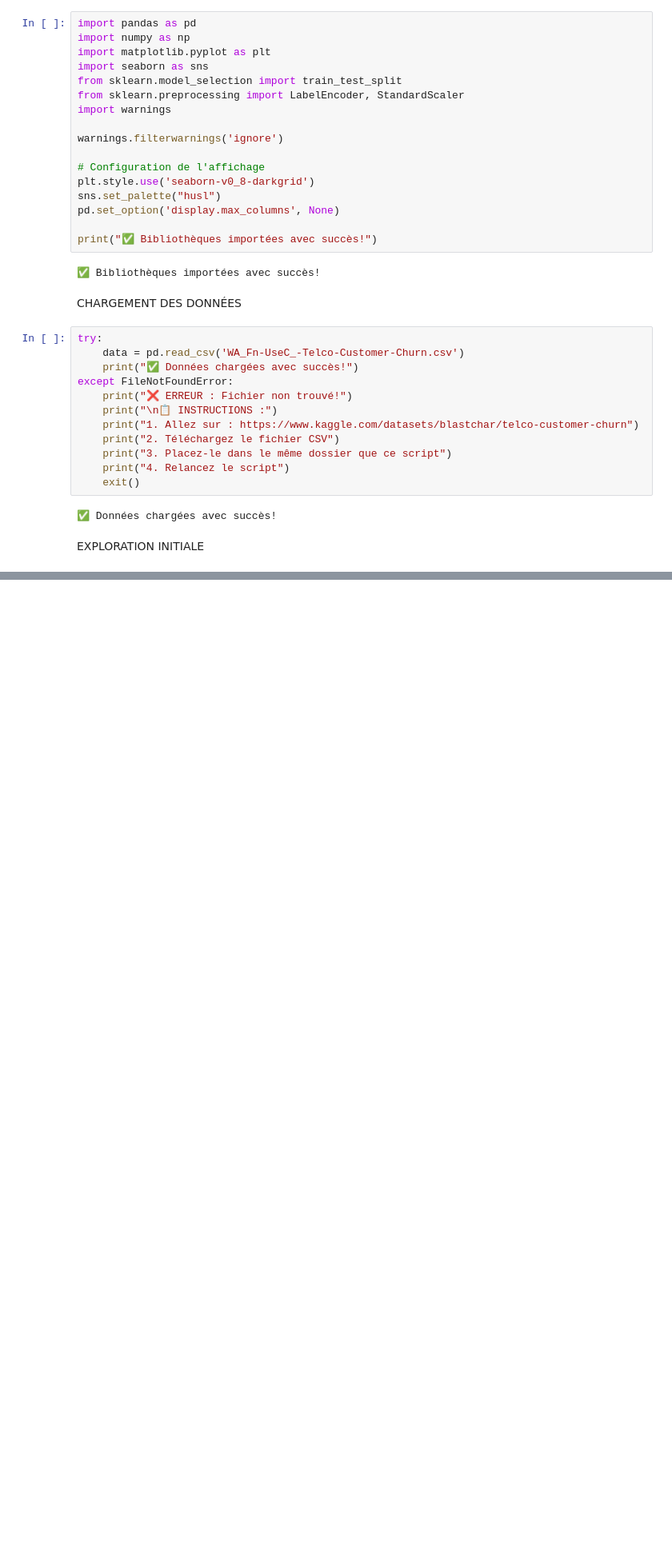
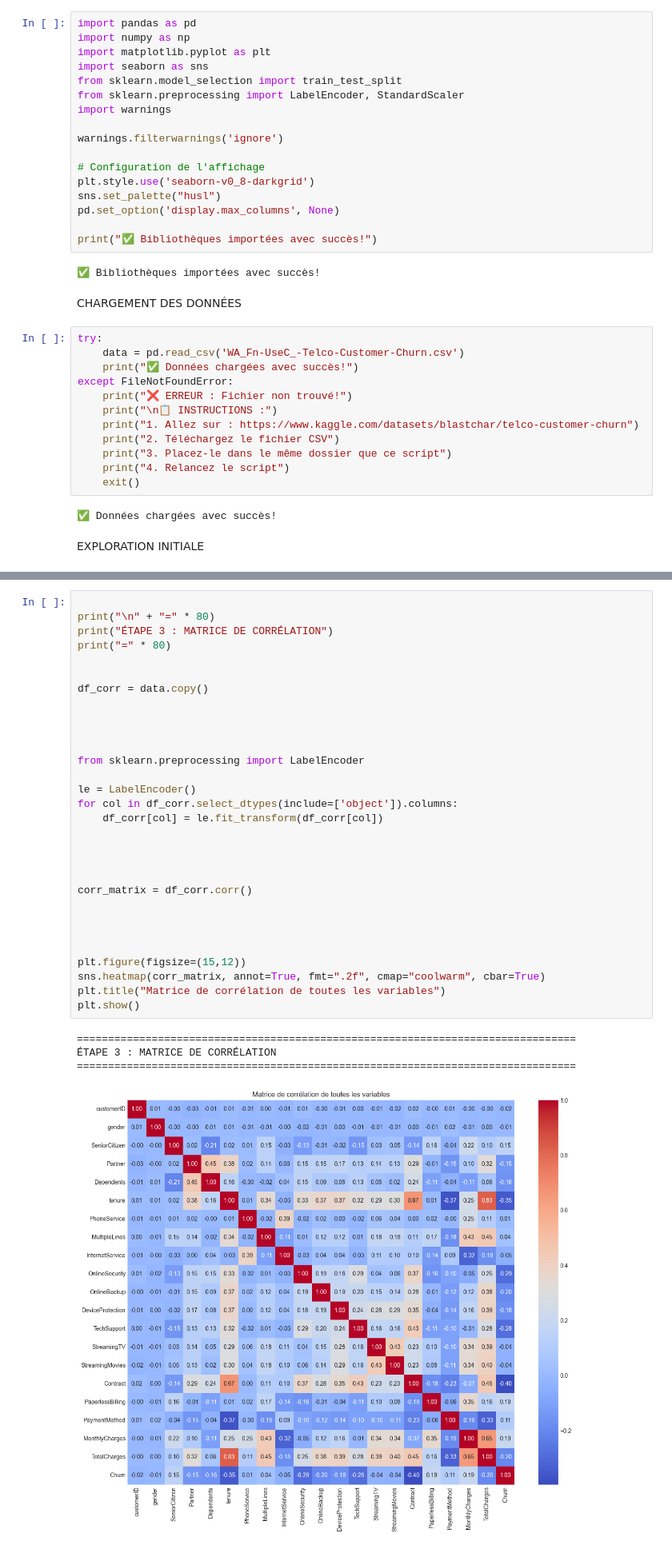
Before and after one commit to BabacarANE/TELECOM_CHURN, a Jupyter notebook: TELCO_CHURN.ipynb, the cells around one changed output, grey strips where cells are left out. Shown: that part at 80% size. Saved outputs shown, nothing was run; the diff lists cells and outputs as text; blank space fills up the shorter version.

```diff
--- a/TELCO_CHURN.ipynb
+++ b/TELCO_CHURN.ipynb
@@ -106,0 +264,35 @@ print(f"   Oui : {churn_counts['Yes']} clients ({churn_percentage['Yes']:.1f}%)"
+# %%
+
+print("\n" + "=" * 80)
+print("ÉTAPE 3 : MATRICE DE CORRÉLATION")
+print("=" * 80)
+
+
+df_corr = data.copy()
+
+
+
+
+from sklearn.preprocessing import LabelEncoder
+
+le = LabelEncoder()
+for col in df_corr.select_dtypes(include=['object']).columns:
+    df_corr[col] = le.fit_transform(df_corr[col])
+
+
+
+
+corr_matrix = df_corr.corr()
+
+
+
+
+plt.figure(figsize=(15,12))
+sns.heatmap(corr_matrix, annot=True, fmt=".2f", cmap="coolwarm", cbar=True)
+plt.title("Matrice de corrélation de toutes les variables")
+plt.show()
+# %% [output]
+================================================================================
+ÉTAPE 3 : MATRICE DE CORRÉLATION
+================================================================================
+[figure, added]
```
Also changed, not shown: parts of 30 cells of this notebook.
